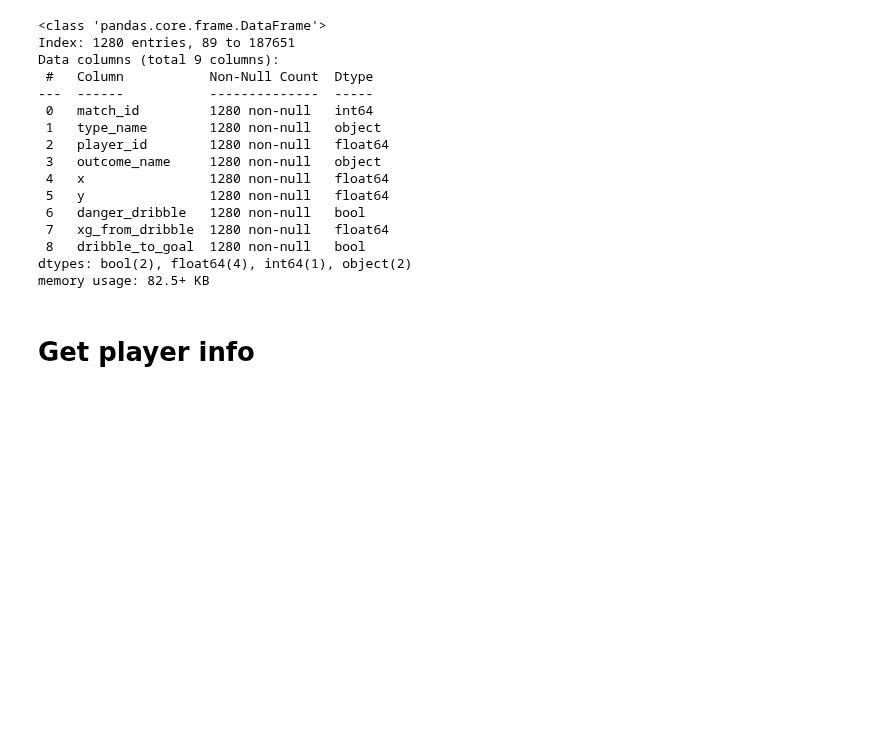
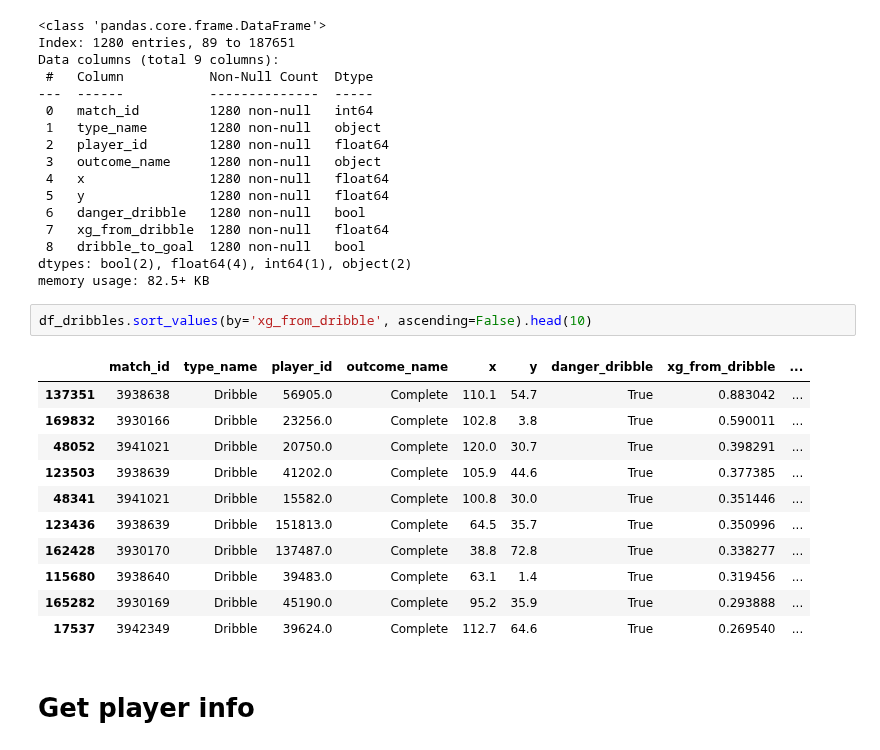
Before and after one commit to MarijnSt/soccermatics-project-1, a Jupyter notebook: notebooks/pitch_plot.ipynb, the cells around one changed output. Saved outputs shown, nothing was run; the diff lists cells and outputs as text; blank space fills up the shorter version.

```diff
--- a/notebooks/pitch_plot.ipynb
+++ b/notebooks/pitch_plot.ipynb
@@ -69,6 +64,20 @@ Data columns (total 9 columns):
  8   dribble_to_goal  1280 non-null   bool
 dtypes: bool(2), float64(4), int64(1), object(2)
 memory usage: 82.5+ KB
+# %%
+df_dribbles.sort_values(by='xg_from_dribble', ascending=False).head(10)
+# %% [output]
+|  | match_id | type_name | player_id | outcome_name | x | y | danger_dribble | xg_from_dribble | ... |
+| 137351 | 3938638 | Dribble | 56905.0 | Complete | 110.1 | 54.7 | True | 0.883042 | ... |
+| 169832 | 3930166 | Dribble | 23256.0 | Complete | 102.8 | 3.8 | True | 0.590011 | ... |
+| 48052 | 3941021 | Dribble | 20750.0 | Complete | 120.0 | 30.7 | True | 0.398291 | ... |
+| 123503 | 3938639 | Dribble | 41202.0 | Complete | 105.9 | 44.6 | True | 0.377385 | ... |
+| 48341 | 3941021 | Dribble | 15582.0 | Complete | 100.8 | 30.0 | True | 0.351446 | ... |
+| 123436 | 3938639 | Dribble | 151813.0 | Complete | 64.5 | 35.7 | True | 0.350996 | ... |
+| 162428 | 3930170 | Dribble | 137487.0 | Complete | 38.8 | 72.8 | True | 0.338277 | ... |
+| 115680 | 3938640 | Dribble | 39483.0 | Complete | 63.1 | 1.4 | True | 0.319456 | ... |
+| 165282 | 3930169 | Dribble | 45190.0 | Complete | 95.2 | 35.9 | True | 0.293888 | ... |
+| 17537 | 3942349 | Dribble | 39624.0 | Complete | 112.7 | 64.6 | True | 0.269540 | ... |
 # %% [markdown]
 # Get player info
 # %%
```
Also changed, not shown: parts of 3 cells of this notebook, 1 other file.
